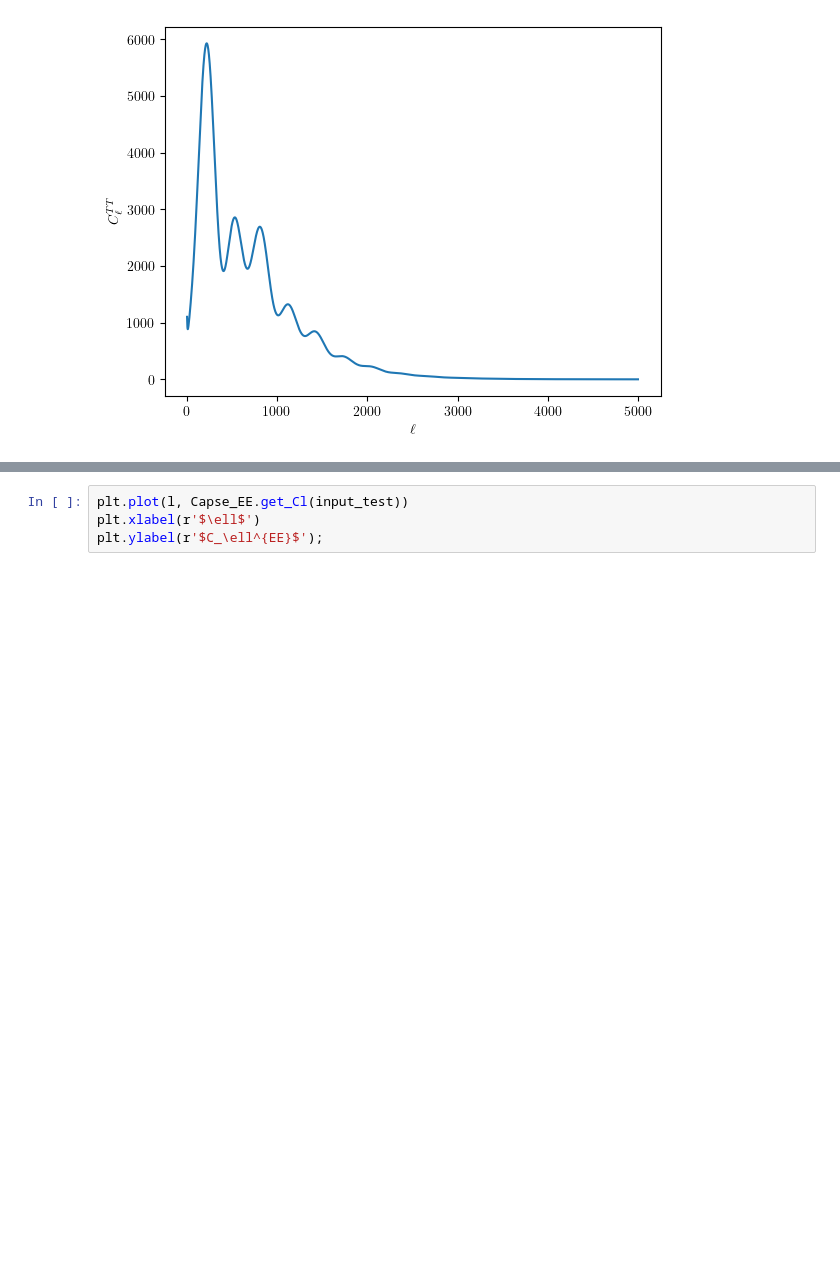
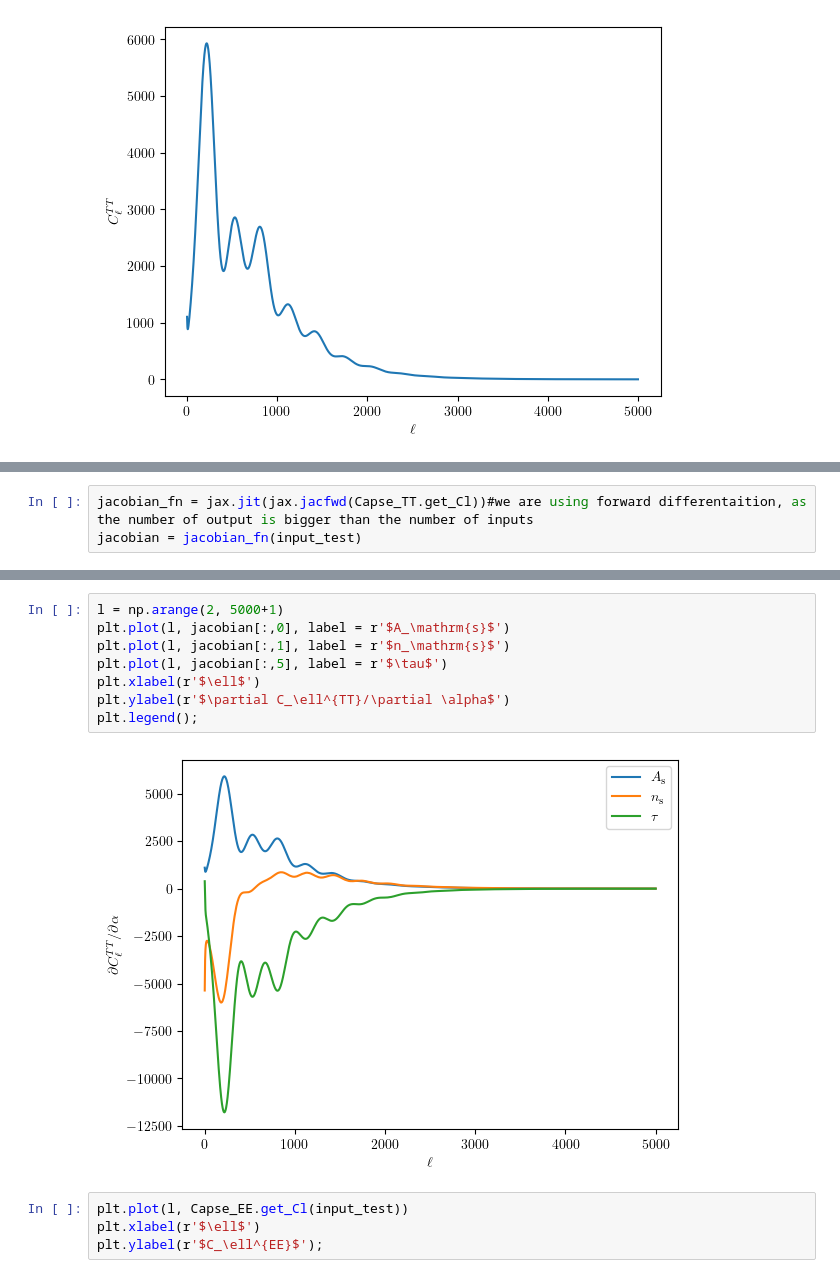
Before and after one commit to CosmologicalEmulators/jaxcapse, a Jupyter notebook: notebooks/jaxcapse_test.ipynb, the cells around one changed output, grey strips where cells are left out. Cells and saved outputs as stored; diff of their text form; blank space fills up the shorter version.

```diff
--- a/notebooks/jaxcapse_test.ipynb
+++ b/notebooks/jaxcapse_test.ipynb
@@ -77,0 +81,3 @@ plt.ylabel(r'$C_\ell^{TT}$');
+# %%
+jacobian_fn = jax.jit(jax.jacfwd(Capse_TT.get_Cl))#we are using forward differentaition, as the number of output is bigger than the number of inputs
+jacobian = jacobian_fn(input_test)
@@ -78,3 +88,13 @@ plt.ylabel(r'$C_\ell^{TT}$');
+# %%
+l = np.arange(2, 5000+1)
+plt.plot(l, jacobian[:,0], label = r'$A_\mathrm{s}$')
+plt.plot(l, jacobian[:,1], label = r'$n_\mathrm{s}$')
+plt.plot(l, jacobian[:,5], label = r'$\tau$')
+plt.xlabel(r'$\ell$')
+plt.ylabel(r'$\partial C_\ell^{TT}/\partial \alpha$')
+plt.legend();
+# %% [output]
+[figure, added]
 # %%
 plt.plot(l, Capse_EE.get_Cl(input_test))
 plt.xlabel(r'$\ell$')
```
Also changed, not shown: parts of 12 cells of this notebook, 15 other files.
